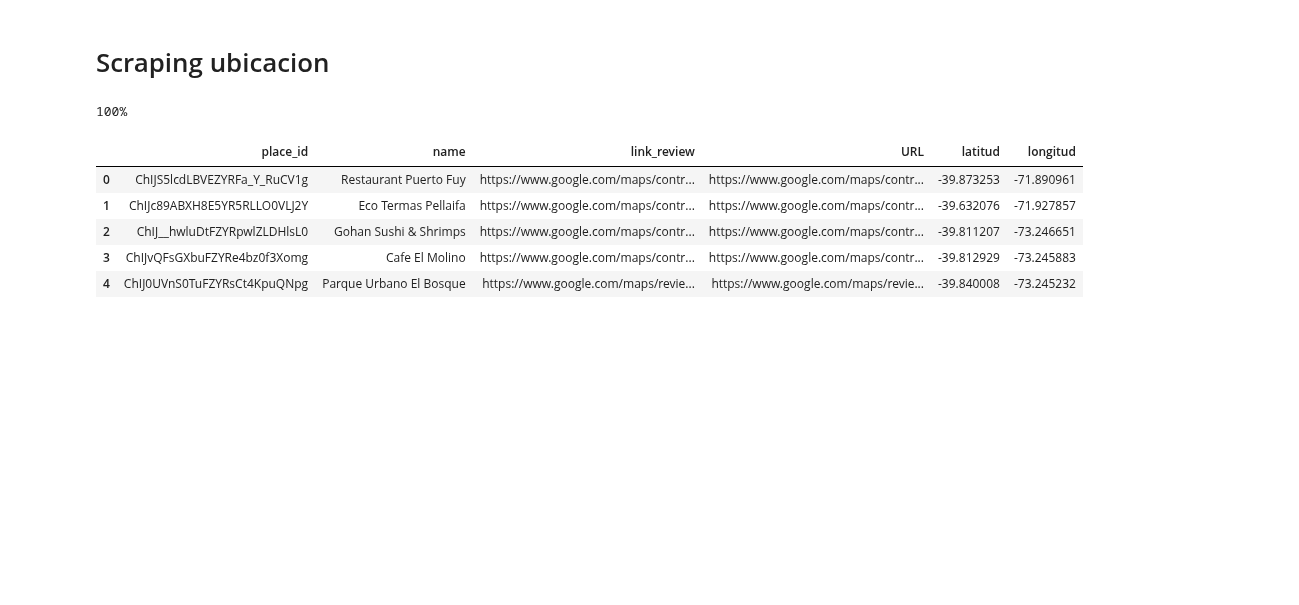
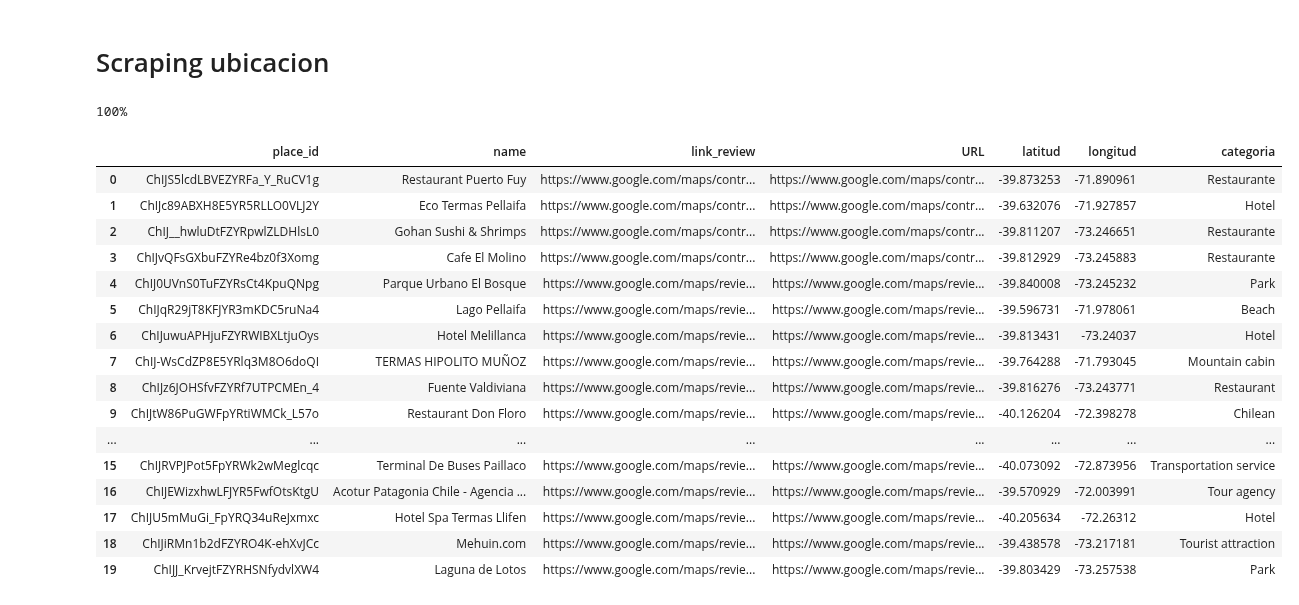
Before and after one commit to RiveraCamilo/Tarea_Final_Redes, a Jupyter notebook: notebooks/Scraping.ipynb, the cells around one changed output. Drawn from its saved outputs; the diff is of its cells as text; code cells hidden in the pictures; blank space fills up the shorter version.

```diff
--- a/notebooks/Scraping.ipynb
+++ b/notebooks/Scraping.ipynb
@@ -149,7 +149,7 @@ import re
 import time
 
 # Lista de URLs con reviews de Google Maps
-urls = df.drop_duplicates('name')[['place_id', 'name', 'link_review']]#.iloc[:10]
+urls = df.drop_duplicates('name')[['place_id', 'name', 'link_review']]#.iloc[:20]
 
 # Configuración de Selenium con WebDriver Manager
 options = webdriver.ChromeOptions()
@@ -187,37 +187,54 @@ def scrape_reviews(url):
             dict_result['latitud'] = ""
             dict_result['longitud'] = ""
 
+        # Extraer categorias
+        parents_span = driver.find_elements(By.XPATH, "//div[@class='RDQN4b']")
+        dict_result['categoria'] = parents_span[0].text
+
     except:
         dict_result['latitud'] = ""
         dict_result['longitud'] = ""
+        dict_result['categoria'] = ""
 
     return dict_result
 
 
 # Iterar sobre todas las URLs y recolectar datos
 all_reviews = []
 urls_len= len(urls.link_review.tolist())
 i=0
 for url in urls.link_review.tolist():
     print(f"{int(100*i/(urls_len-1))}%", end="\r")
     review_data = scrape_reviews(url)
     all_reviews.append(review_data)
     i+=1
 
 # Cierra el navegador
 driver.quit()
 
 print()
 all_reviews_df = pd.DataFrame(all_reviews)
 
 urls = urls.merge(all_reviews_df, left_on='link_review', right_on='URL')
+urls.categoria = urls.categoria.apply(lambda x: x.split(" · ")[0]) # limpia la categoria restaurante, elimina el precio
 urls.to_csv('Ubicación_place_id.csv', index=False)
-urls.head() # demora ~2hrs
+urls.head(20) # demora ~2hrs
 # %% [output]
 100%
-|  | place_id | name | link_review | URL | latitud | longitud |
-| 0 | ChIJS5lcdLBVEZYRFa_Y_RuCV1g | Restaurant Puerto Fuy | https://www.google.com/maps/contr... | https://www.google.com/maps/contr... | -39.873253 | -71.890961 |
-| 1 | ChIJc89ABXH8E5YR5RLLO0VLJ2Y | Eco Termas Pellaifa | https://www.google.com/maps/contr... | https://www.google.com/maps/contr... | -39.632076 | -71.927857 |
-| 2 | ChIJ__hwluDtFZYRpwlZLDHlsL0 | Gohan Sushi & Shrimps | https://www.google.com/maps/contr... | https://www.google.com/maps/contr... | -39.811207 | -73.246651 |
-| 3 | ChIJvQFsGXbuFZYRe4bz0f3Xomg | Cafe El Molino | https://www.google.com/maps/contr... | https://www.google.com/maps/contr... | -39.812929 | -73.245883 |
-| 4 | ChIJ0UVnS0TuFZYRsCt4KpuQNpg | Parque Urbano El Bosque | https://www.google.com/maps/revie... | https://www.google.com/maps/revie... | -39.840008 | -73.245232 |
+|  | place_id | name | link_review | URL | latitud | longitud | categoria |
+| 0 | ChIJS5lcdLBVEZYRFa_Y_RuCV1g | Restaurant Puerto Fuy | https://www.google.com/maps/contr... | https://www.google.com/maps/contr... | -39.873253 | -71.890961 | Restaurante |
+| 1 | ChIJc89ABXH8E5YR5RLLO0VLJ2Y | Eco Termas Pellaifa | https://www.google.com/maps/contr... | https://www.google.com/maps/contr... | -39.632076 | -71.927857 | Hotel |
+| 2 | ChIJ__hwluDtFZYRpwlZLDHlsL0 | Gohan Sushi & Shrimps | https://www.google.com/maps/contr... | https://www.google.com/maps/contr... | -39.811207 | -73.246651 | Restaurante |
+| 3 | ChIJvQFsGXbuFZYRe4bz0f3Xomg | Cafe El Molino | https://www.google.com/maps/contr... | https://www.google.com/maps/contr... | -39.812929 | -73.245883 | Restaurante |
+| 4 | ChIJ0UVnS0TuFZYRsCt4KpuQNpg | Parque Urbano El Bosque | https://www.google.com/maps/revie... | https://www.google.com/maps/revie... | -39.840008 | -73.245232 | Park |
+| 5 | ChIJqR29jT8KFJYR3mKDC5ruNa4 | Lago Pellaifa | https://www.google.com/maps/revie... | https://www.google.com/maps/revie... | -39.596731 | -71.978061 | Beach |
+| 6 | ChIJuwuAPHjuFZYRWIBXLtjuOys | Hotel Melillanca | https://www.google.com/maps/revie... | https://www.google.com/maps/revie... | -39.813431 | -73.24037 | Hotel |
+| 7 | ChIJ-WsCdZP8E5YRlq3M8O6doQI | TERMAS HIPOLITO MUÑOZ | https://www.google.com/maps/revie... | https://www.google.com/maps/revie... | -39.764288 | -71.793045 | Mountain cabin |
+| 8 | ChIJz6JOHSfvFZYRf7UTPCMEn_4 | Fuente Valdiviana | https://www.google.com/maps/revie... | https://www.google.com/maps/revie... | -39.816276 | -73.243771 | Restaurant |
+| 9 | ChIJtW86PuGWFpYRtiWMCk_L57o | Restaurant Don Floro | https://www.google.com/maps/revie... | https://www.google.com/maps/revie... | -40.126204 | -72.398278 | Chilean |
+| ... | ... | ... | ... | ... | ... | ... | ... |
+| 15 | ChIJRVPJPot5FpYRWk2wMeglcqc | Terminal De Buses Paillaco | https://www.google.com/maps/revie... | https://www.google.com/maps/revie... | -40.073092 | -72.873956 | Transportation service |
+| 16 | ChIJEWizxhwLFJYR5FwfOtsKtgU | Acotur Patagonia Chile - Agencia ... | https://www.google.com/maps/revie... | https://www.google.com/maps/revie... | -39.570929 | -72.003991 | Tour agency |
+| 17 | ChIJU5mMuGi_FpYRQ34uReJxmxc | Hotel Spa Termas Llifen | https://www.google.com/maps/revie... | https://www.google.com/maps/revie... | -40.205634 | -72.26312 | Hotel |
+| 18 | ChIJiRMn1b2dFZYRO4K-ehXvJCc | Mehuin.com | https://www.google.com/maps/revie... | https://www.google.com/maps/revie... | -39.438578 | -73.217181 | Tourist attraction |
+| 19 | ChIJJ_KrvejtFZYRHSNfydvlXW4 | Laguna de Lotos | https://www.google.com/maps/revie... | https://www.google.com/maps/revie... | -39.803429 | -73.257538 | Park |
```
Also changed, not shown: 1 other file.
